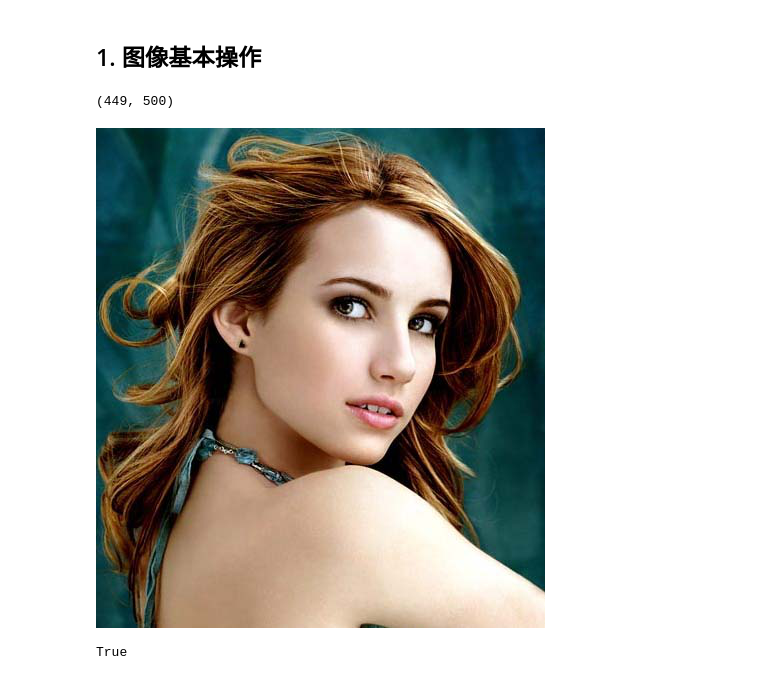
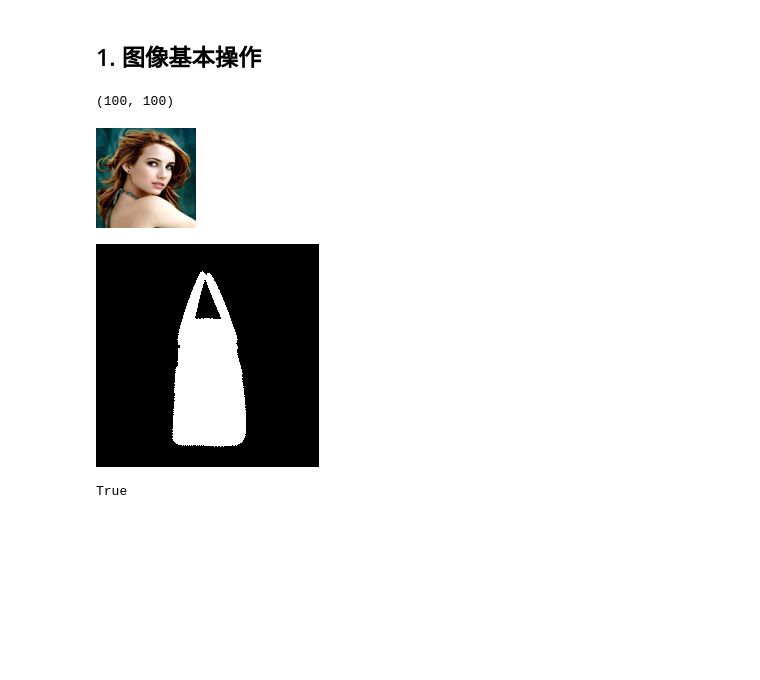
Before and after one commit to bruce1408/Pytorch_learning, a Jupyter notebook: CV/6-1.IMG/img_manual.ipynb, the cells around one changed output. Drawn from its saved outputs; the diff is of its cells as text; code cells hidden in the pictures; blank space fills up the shorter version.

```diff
--- a/CV/6-1.IMG/img_manual.ipynb
+++ b/CV/6-1.IMG/img_manual.ipynb
@@ -38,12 +38,26 @@ RGB颜色空间的主要缺点是不直观，从R、G、B的值中很难知道
 ## 1. 图像基本操作
 # %%
 imgpath = "/home/bruce/Downloads/nms.jpg"
-img = Image.open(imgpath)
+img = Image.open(imgpath).resize((100,100))
 print(img.size)
 img
 # %% [output]
-(449, 500)
+(100, 100)
-[figure, old version]
+[figure, new version]
+# %%
+im = "/home/bruce/PycharmProjects/CV-Papers-Codes/FCN/data/BagImagesMasks/0.jpg"
+img = Image.open(im).resize((223,223))
+mask = np.array(img.convert('1'))
+# print(mask)
+masks = np.zeros((223, 223, 2), dtype=np.uint8)
+masks[:, :, 0] = mask
+masks[:, :, 1] = ~mask
+transform = transforms.Compose([transforms.ToTensor()])
+new_img = transform(masks)*255
+transform1 = transforms.Compose([transforms.ToPILImage()])
+transform1(new_img[1])
+# %% [output]
+[figure, added]
 # %%
 img_c = cv2.imread(imgpath)
 cv2.rectangle(img_c, (123, 46), (345, 351), (0, 255, 0), 4)
```
